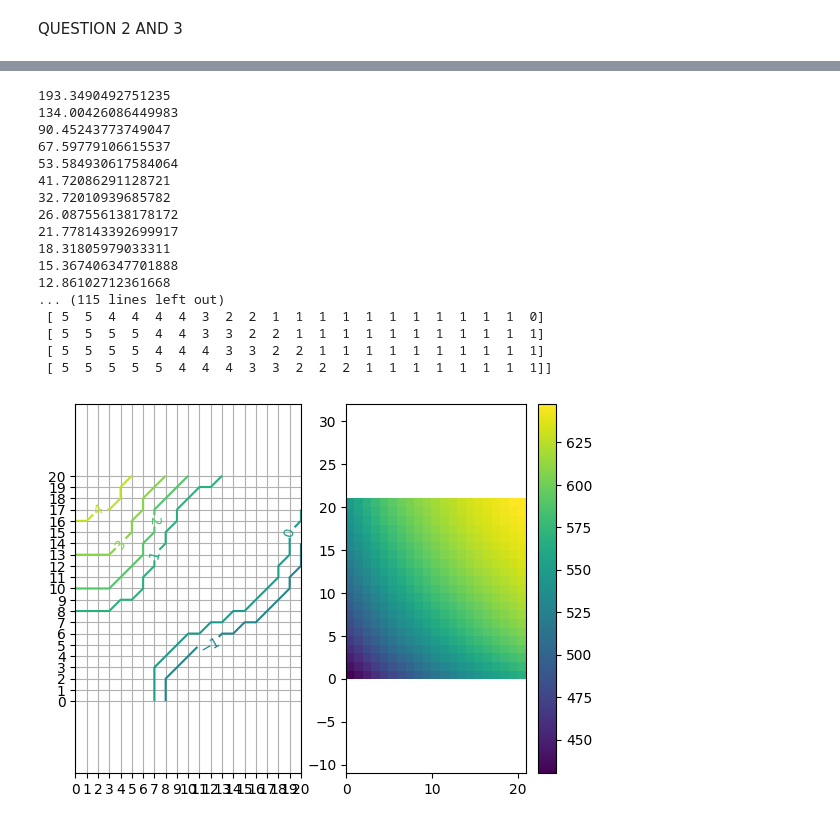
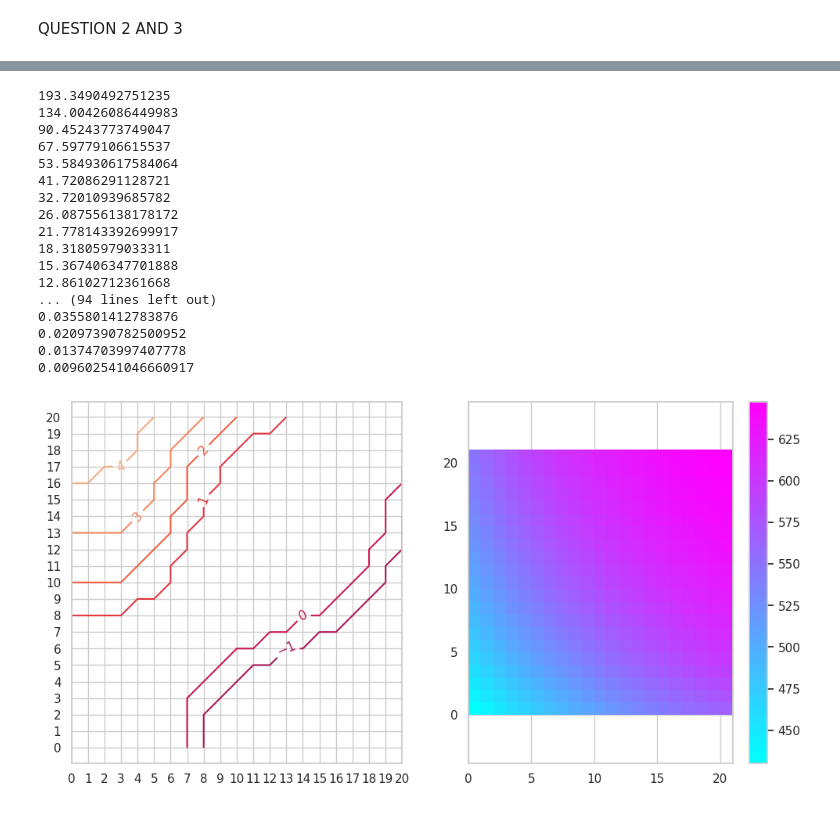
Before and after one commit to Spruha017/AI-Labs, a Jupyter notebook: lab 10/AI_LAB10.ipynb, the cells around one changed output, grey strips where cells are left out. Saved outputs shown, nothing was run; the diff lists cells and outputs as text; code cells hidden in the pictures.

```diff
--- a/lab 10/AI_LAB10.ipynb
+++ b/lab 10/AI_LAB10.ipynb
@@ -164,6 +164,10 @@ class Poisson(object):
 
         cls.cache[(mu, cutoff)] = out
 # %%
+import numpy as np
+import matplotlib.pyplot as plt
+import seaborn as sns
+
 class PolicyIterationSolver(object):
 
     capacity = 20
@@ -360,28 +364,33 @@ class PolicyIterationSolver(object):
 
 
 
+# Initialize Seaborn and set the style and palette
+sns.set(style="whitegrid")  # You can choose different styles like "darkgrid", "whitegrid", etc.
+sns.set_palette("cool")  # You can choose any Seaborn palette, like "cool", "muted", "deep", etc.
+
+# Create an instance of PolicyIterationSolver
 solver = PolicyIterationSolver()
 
-for ii in range(4):
+# Perform policy iteration
+for _ in range(4):
     solver.policy_evaluation()
     solver.policy_update()
 
-print(solver.policy)
-
-import matplotlib.pylab as plt
+# Plot policy and value
+plt.figure(figsize=(12, 6))
 
 plt.subplot(121)
-CS = plt.contour(solver.policy, levels=range(-6, 6))
+CS = plt.contour(solver.policy, levels=range(-6, 7), cmap='cool')  # Use 'cool' colormap for contour plot
 plt.clabel(CS)
 plt.xlim([0, 20])
 plt.ylim([0, 20])
 plt.axis('equal')
 plt.xticks(range(21))
 plt.yticks(range(21))
-plt.grid('on')
+plt.grid(True)
 
 plt.subplot(122)
-plt.pcolor(solver.value)
+plt.pcolor(solver.value, cmap='cool')  # Use 'cool' colormap for pcolor plot
 plt.colorbar()
 plt.axis('equal')
 
@@ -408,4 +417,8 @@ Calculate poisson ...
 # %%
+import numpy as np
+import matplotlib.pyplot as plt
+import seaborn as sns
+
 class PolicyIterationSolver(object):
 
     capacity = 20
@@ -610,48 +623,52 @@ class PolicyIterationSolver(object):
 
 
 
+# Initialize Seaborn and set the color palette
+sns.set_palette("cool")  # You can choose any Seaborn palette, like "cool", "muted", "deep", etc.
+
+# Create an instance of PolicyIterationSolver
 solver = PolicyIterationSolver()
 
-for ii in range(4):
+# Perform policy iteration
+for _ in range(4):
     solver.policy_evaluation()
     solver.policy_update()
 
-print(solver.policy)
-
-import matplotlib.pylab as plt
+# Plot policy and value
+plt.figure(figsize=(12, 6))
 
 plt.subplot(121)
-CS = plt.contour(solver.policy, levels=range(-6, 6))
+CS = plt.contour(solver.policy, levels=range(-6, 7))
 plt.clabel(CS)
 plt.xlim([0, 20])
 plt.ylim([0, 20])
 plt.axis('equal')
 plt.xticks(range(21))
 plt.yticks(range(21))
-plt.grid('on')
+plt.grid(True)
 
 plt.subplot(122)
-plt.pcolor(solver.value)
+plt.pcolor(solver.value, cmap='cool')  # Use 'cool' colormap from Seaborn
 plt.colorbar()
 plt.axis('equal')
 
 plt.show()
 # %% [output]
 193.3490492751235
 134.00426086449983
 90.45243773749047
 67.59779106615537
 53.584930617584064
 41.72086291128721
 32.72010939685782
 26.087556138178172
 21.778143392699917
 18.31805979033311
 15.367406347701888
 12.86102712361668
-... (115 lines left out)
- [ 5  5  4  4  4  4  3  2  2  1  1  1  1  1  1  1  1  1  1  1  0]
- [ 5  5  5  5  4  4  3  3  2  2  1  1  1  1  1  1  1  1  1  1  1]
- [ 5  5  5  5  4  4  4  3  3  2  2  1  1  1  1  1  1  1  1  1  1]
- [ 5  5  5  5  5  4  4  4  3  3  2  2  2  1  1  1  1  1  1  1  1]]
+... (94 lines left out)
+0.0355801412783876
+0.02097390782500952
+0.01374703997407778
+0.009602541046660917
-[figure, old version]
+[figure, new version]
```
Also changed, not shown: parts of 1 cell of this notebook.
